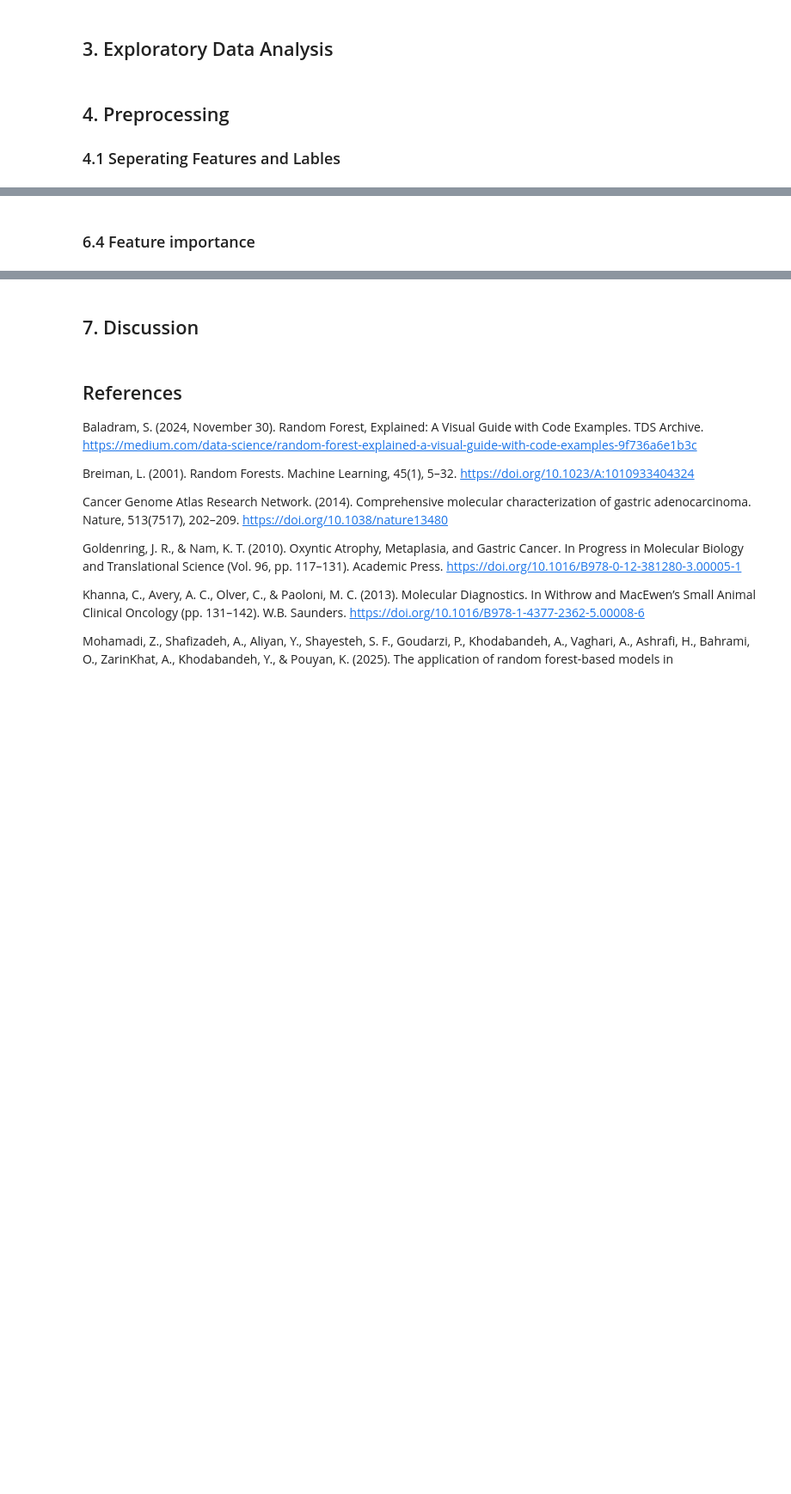
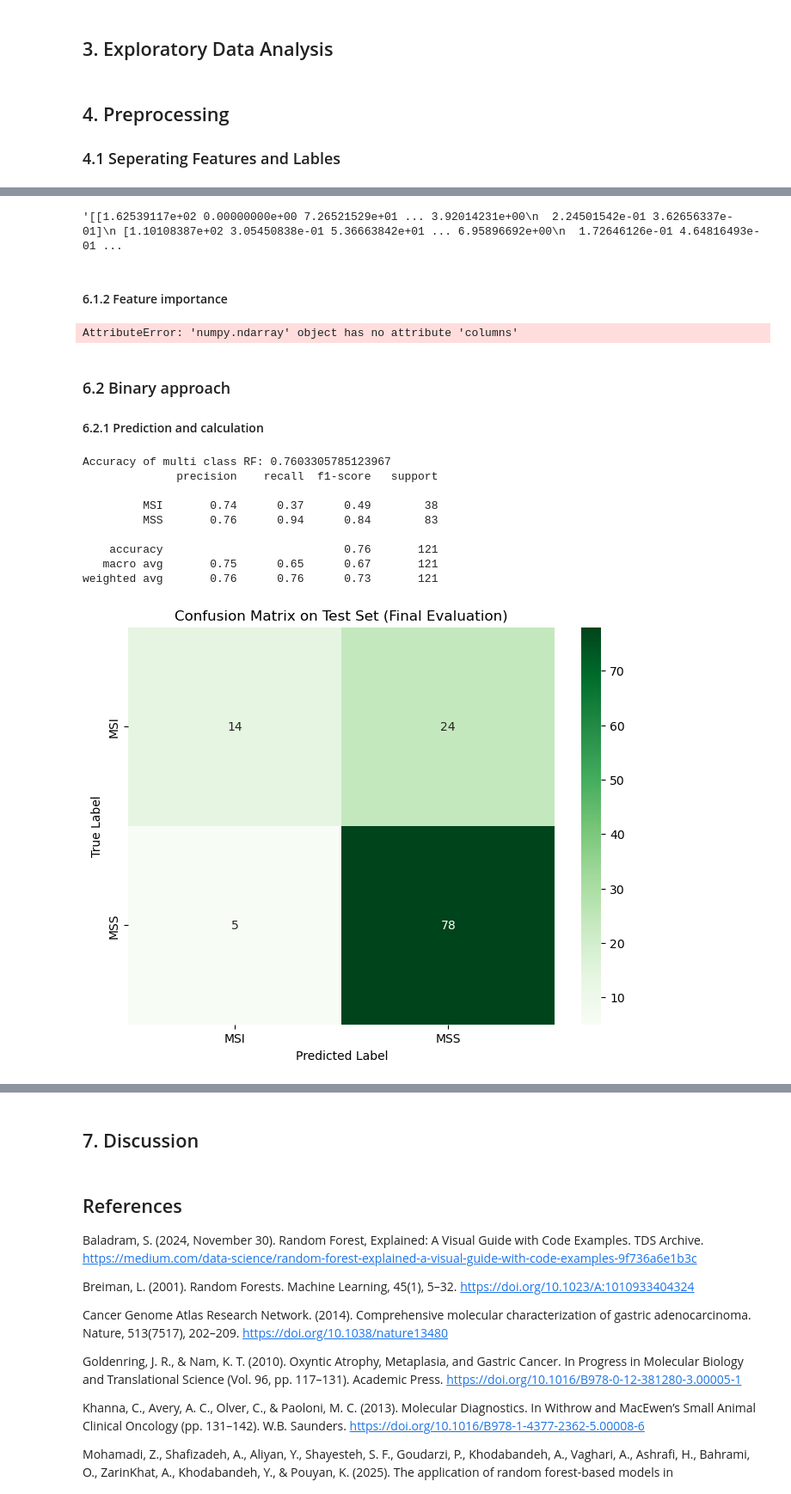
Before and after one commit to luludoaido/Dev_SAP, a Jupyter notebook: TM_1_RF_daSilvadoAido_Luana.ipynb, the cells around one changed output, grey strips where cells are left out. Shown at 86% size. Saved outputs shown, nothing was run; the diff lists cells and outputs as text; code cells hidden in the pictures; blank space fills up the shorter version.

```diff
--- a/TM_1_RF_daSilvadoAido_Luana.ipynb
+++ b/TM_1_RF_daSilvadoAido_Luana.ipynb
@@ -49,0 +226,10 @@ validation_X, test_X, validation_y, test_y = train_test_split(test_X, test_y, te
+# %%
+#for Binary Target - filter machen
+min_samples_binary = int(0.1 *train_X_binary.shape[0])
+
+#das eigentliche
+mask_binary = (train_X_binary > 0).sum(axis=0) >= min_samples_binary
+
+#Anwenden
+X_train_binary_filt = train_X_binary.loc[:, mask_binary]
+X_test_binary_filt = test_X_binary.loc[:, mask_binary]
@@ -62,2 +303,54 @@ validation_X, test_X, validation_y, test_y = train_test_split(test_X, test_y, te
+# %%
+str(X_test_var_multi)
+# %% [output]
+'[[1.62539117e+02 0.00000000e+00 7.26521529e+01 ... 3.92014231e+00\n  2.24501542e-01 3.62656337e-01]\n [1.10108387e+02 3.05450838e-01 5.36663842e+01 ... 6.95896692e+00\n  1.72646126e-01 4.64816493e-01 ...
 # %% [markdown]
-### 6.4 Feature importance
+#### 6.1.2 Feature importance
+# %%
+# Feature Importance
+
+import_multi = rfc_multi.feature_importances_
+features = X_test_var_multi.columns
+
+fea_imp = pd.DataFrame({
+    "features": features,
+    "importance": import_multi
+}).sort_values("importance", ascending=False)
+# %% [output]
+AttributeError: 'numpy.ndarray' object has no attribute 'columns'
+# %% [markdown]
+### 6.2 Binary approach
+#### 6.2.1 Prediction and calculation
+# %%
+#Predicting
+y_pred_binary = rfc_binary.predict(X_test_var_binary)
+
+#metrics
+#accuracy score
+print("Accuracy of multi class RF:", accuracy_score(test_y_binary, y_pred_binary))
+print(classification_report(test_y_binary, y_pred_binary))
+
+#Confusionmatrix:
+binary_test = confusion_matrix(test_y_binary, y_pred_binary)
+
+plt.figure(figsize=(8, 6))
+sns.heatmap(binary_test, annot=True, fmt='d', cmap='Greens',
+            xticklabels=rfc_binary.classes_,
+            yticklabels=rfc_binary.classes_)
+
+
+plt.title('Confusion Matrix on Test Set (Final Evaluation)')
+plt.ylabel('True Label')
+plt.xlabel('Predicted Label')
+plt.show()
+# %% [output]
+Accuracy of multi class RF: 0.7603305785123967
+              precision    recall  f1-score   support
+
+         MSI       0.74      0.37      0.49        38
+         MSS       0.76      0.94      0.84        83
+
+    accuracy                           0.76       121
+   macro avg       0.75      0.65      0.67       121
+weighted avg       0.76      0.76      0.73       121
+[figure, added]
```
Also changed, not shown: parts of 30 cells of this notebook, 2 other files.
